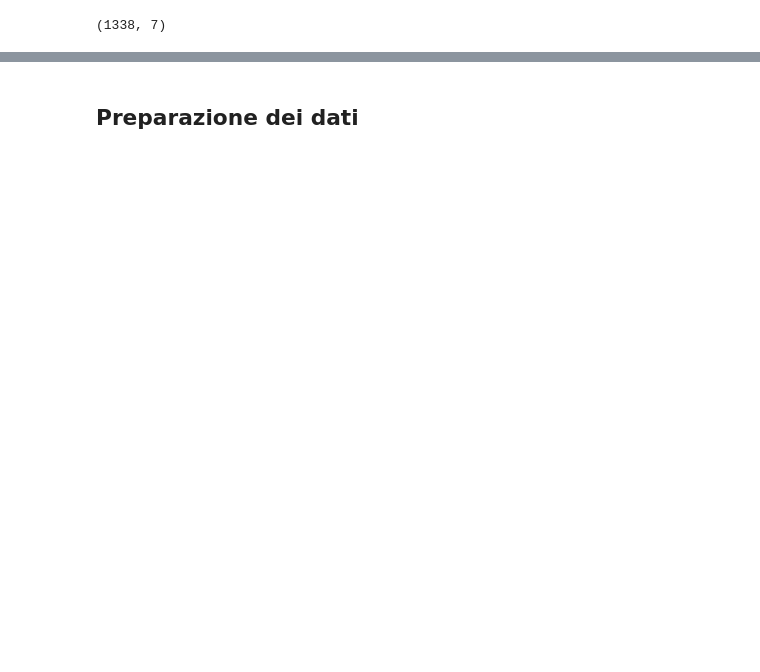
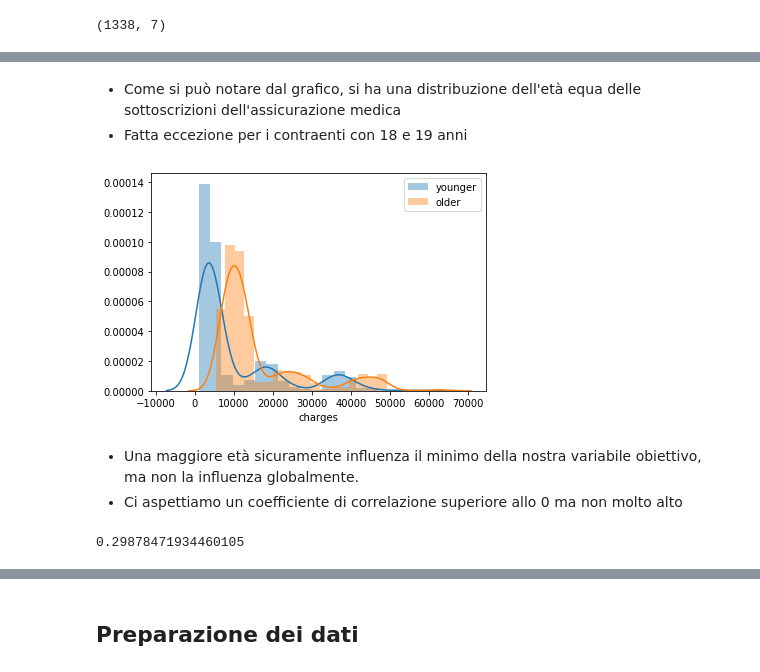
Before and after one commit to eliamarcantognini/DI_project, a Jupyter notebook: DI_Project.ipynb, the cells around one changed output, grey strips where cells are left out. Cells and saved outputs as stored; diff of their text form; code cells hidden in the pictures; blank space fills up the shorter version.

```diff
--- a/DI_Project.ipynb
+++ b/DI_Project.ipynb
@@ -75,0 +263,17 @@ insurance.tail(5)
+# %% [markdown]
+- Come si può notare dal grafico, si ha una distribuzione dell'età equa delle sottoscrizioni dell'assicurazione medica
+- Fatta eccezione per i contraenti con 18 e 19 anni
+# %%
+middle_age = np.round(insurance.age.mean()) # 39.207025 --> 39
+sns.distplot(insurance.loc[insurance.age <= middle_age ]['charges'])
+sns.distplot(insurance.loc[insurance.age > middle_age]['charges'])
+plt.legend(['younger', 'older']);
+# %% [output]
+[figure, added]
+# %% [markdown]
+- Una maggiore età sicuramente influenza il minimo della nostra variabile obiettivo, ma non la influenza globalmente.
+- Ci aspettiamo un coefficiente di correlazione superiore allo 0 ma non molto alto
+# %%
+correlation(insurance.age, insurance.charges)
+# %% [output]
+0.29878471934460105
```
Also changed, not shown: parts of 90 cells of this notebook.
